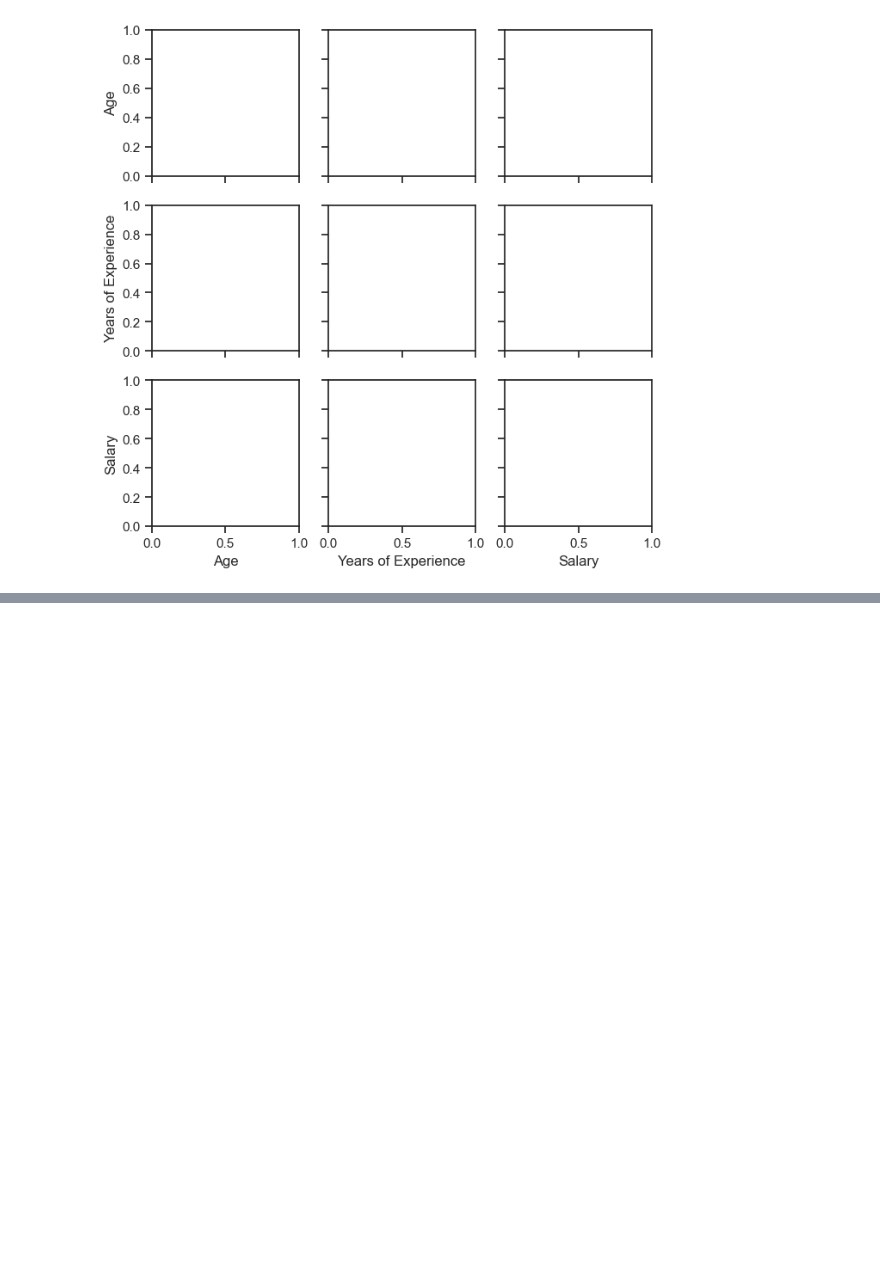
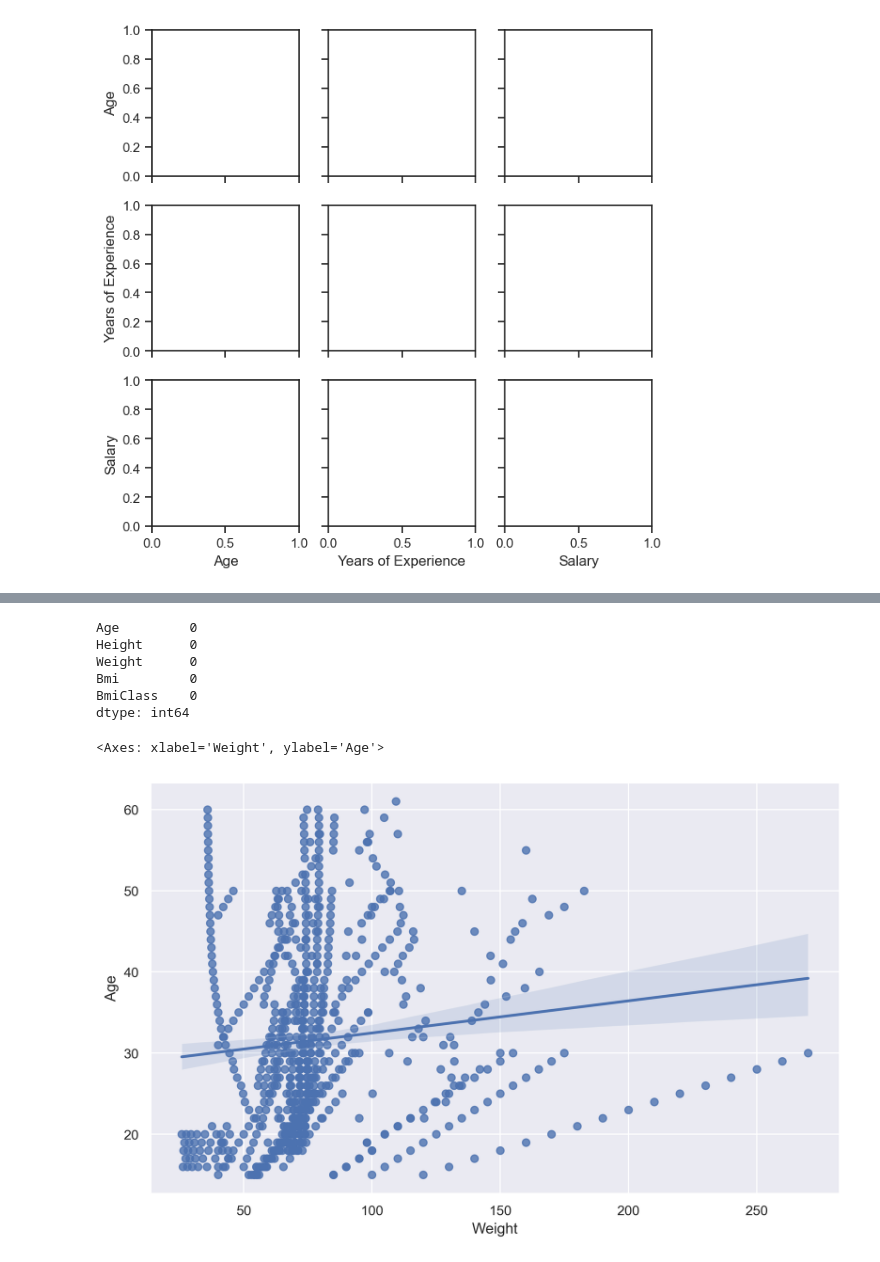
Before and after one commit to kin-yao/udemyy-python, a Jupyter notebook: dirtyhandsss.ipynb, the cells around one changed output, grey strips where cells are left out. Saved outputs shown, nothing was run; the diff lists cells and outputs as text; code cells hidden in the pictures; blank space fills up the shorter version.

```diff
--- a/dirtyhandsss.ipynb
+++ b/dirtyhandsss.ipynb
@@ -436,0 +458,2 @@ TypeError: violinplot() got multiple values for argument 'data'
+# %%
+df = pd.read_csv("bmi.csv")
@@ -436,0 +469,20 @@ TypeError: violinplot() got multiple values for argument 'data'
+# %%
+df.isnull().sum()
+# %% [output]
+Age         0
+Height      0
+Weight      0
+Bmi         0
+BmiClass    0
+dtype: int64
+# %%
+Age = "Age"
+Weight = "Weight"
+data = df
+# %%
+sns.set()
+plt.figure(figsize = (10,6), dpi = 300)
+sns.regplot(x = Weight,y = Age, data = df)
+# %% [output]
+<Axes: xlabel='Weight', ylabel='Age'>
+[figure, added]
```
Also changed, not shown: parts of 10 cells of this notebook, 1 other file.
